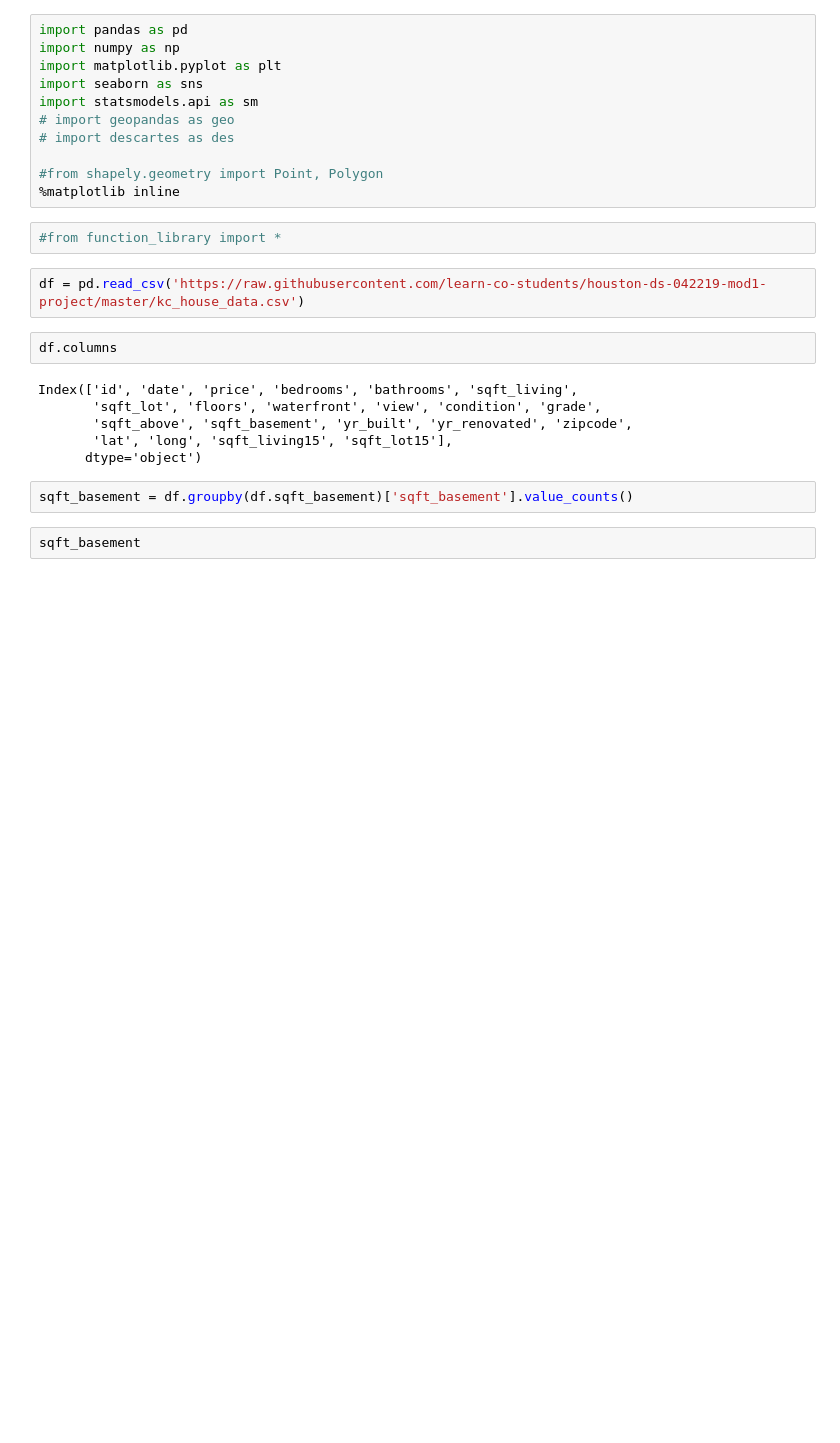
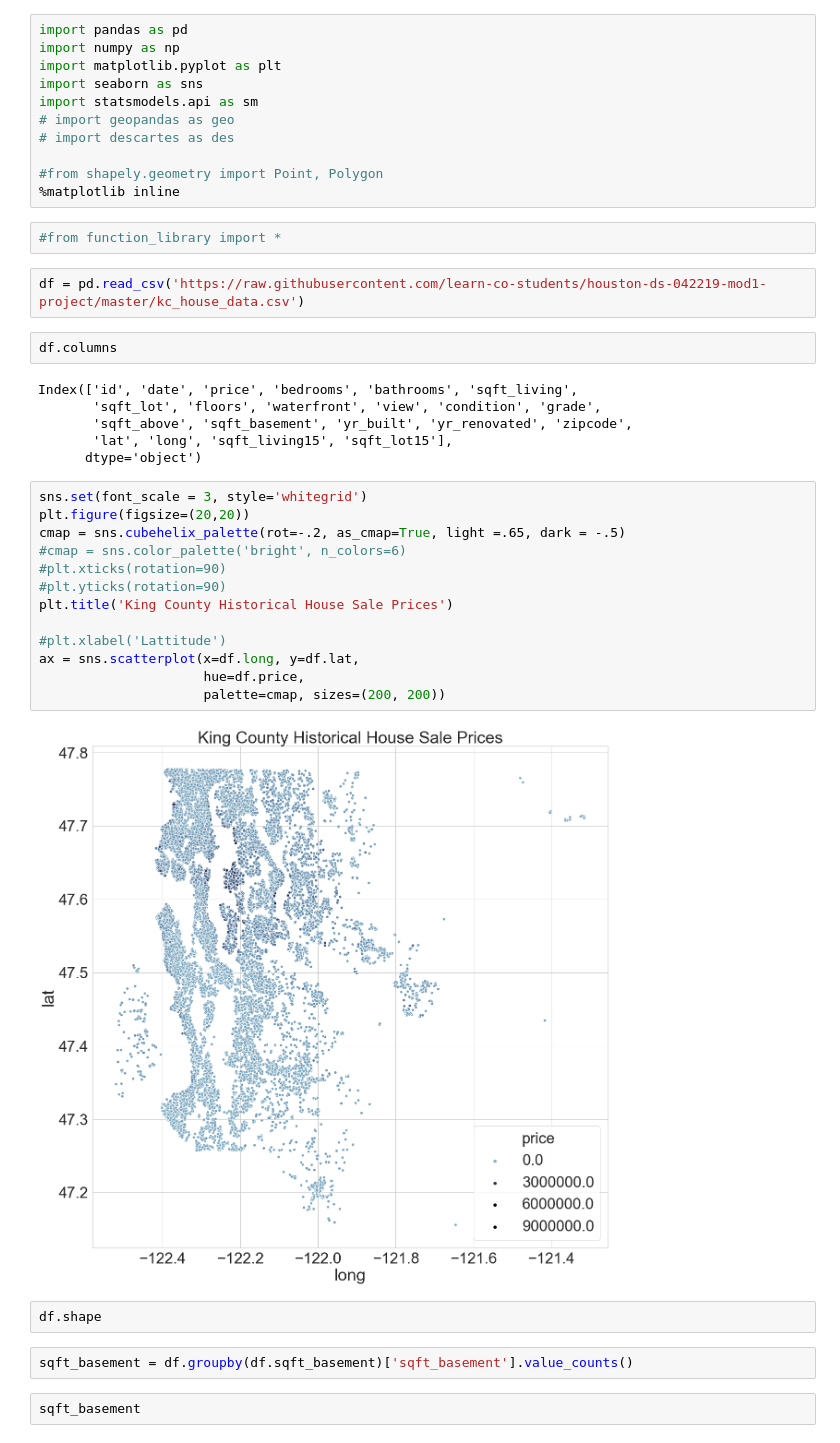
Before and after one commit to JoeDown/King-County-Linear-Regression-Price-Prediction, a Jupyter notebook: Joe-Scratch-Work.ipynb, the cells around one changed output. Saved outputs shown, nothing was run; the diff lists cells and outputs as text; blank space fills up the shorter version.

```diff
--- a/Joe-Scratch-Work.ipynb
+++ b/Joe-Scratch-Work.ipynb
@@ -31,6 +28,23 @@ Index(['id', 'date', 'price', 'bedrooms', 'bathrooms', 'sqft_living',
        'sqft_above', 'sqft_basement', 'yr_built', 'yr_renovated', 'zipcode',
        'lat', 'long', 'sqft_living15', 'sqft_lot15'],
       dtype='object')
+# %%
+sns.set(font_scale = 3, style='whitegrid')
+plt.figure(figsize=(20,20))
+cmap = sns.cubehelix_palette(rot=-.2, as_cmap=True, light =.65, dark = -.5)
+#cmap = sns.color_palette('bright', n_colors=6)
+#plt.xticks(rotation=90)
+#plt.yticks(rotation=90)
+plt.title('King County Historical House Sale Prices')
+
+#plt.xlabel('Lattitude')
+ax = sns.scatterplot(x=df.long, y=df.lat,
+                     hue=df.price,
+                     palette=cmap, sizes=(200, 200))
+# %% [output]
+[figure, added]
+# %%
+df.shape
 # %%
 sqft_basement = df.groupby(df.sqft_basement)['sqft_basement'].value_counts()
 # %%
```
Also changed, not shown: parts of 80 cells of this notebook, 1 other file.
